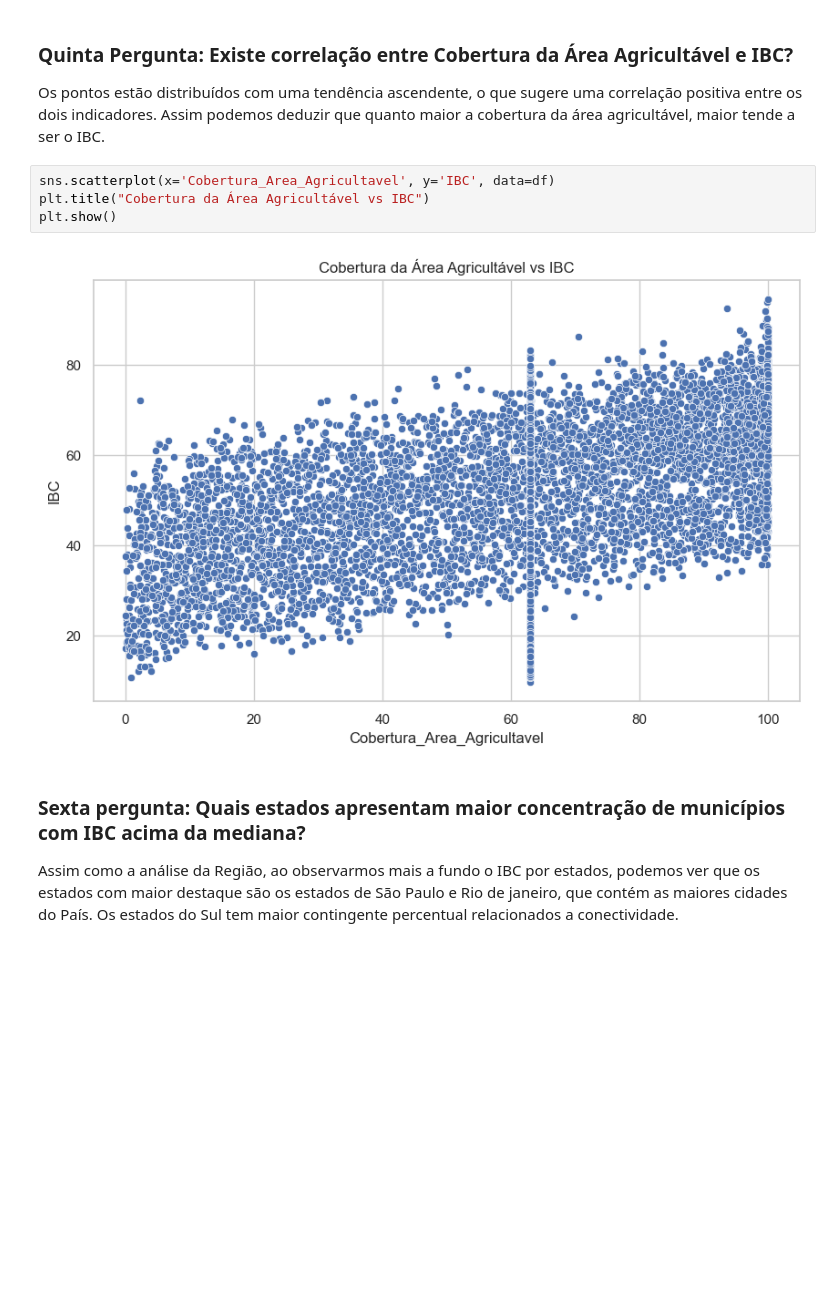
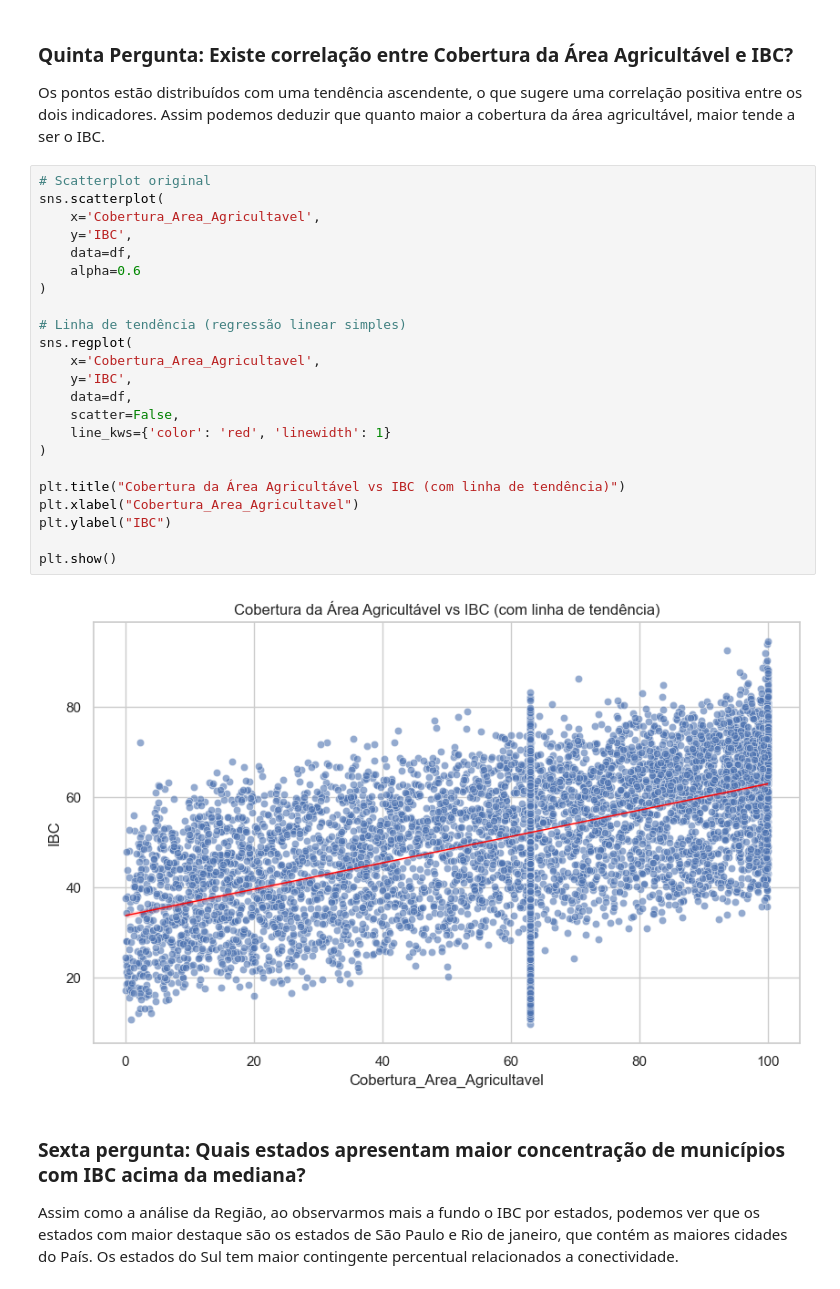
Before and after one commit to mariaclaraps/projeto-ciencia-dos-dados, a Jupyter notebook: notebooks/eda_IBC_municipios.ipynb, the cells around one changed output. Drawn from its saved outputs; the diff is of its cells as text; blank space fills up the shorter version.

```diff
--- a/notebooks/eda_IBC_municipios.ipynb
+++ b/notebooks/eda_IBC_municipios.ipynb
@@ -238,11 +220,30 @@ plt.show()
 ### Quinta Pergunta: Existe correlação entre Cobertura da Área Agricultável e IBC?
 Os pontos estão distribuídos com uma tendência ascendente, o que sugere uma correlação positiva entre os dois indicadores. Assim podemos deduzir que quanto maior a cobertura da área agricultável, maior tende a ser o IBC.
 # %%
-sns.scatterplot(x='Cobertura_Area_Agricultavel', y='IBC', data=df)
-plt.title("Cobertura da Área Agricultável vs IBC")
+# Scatterplot original
+sns.scatterplot(
+    x='Cobertura_Area_Agricultavel',
+    y='IBC',
+    data=df,
+    alpha=0.6
+)
+
+# Linha de tendência (regressão linear simples)
+sns.regplot(
+    x='Cobertura_Area_Agricultavel',
+    y='IBC',
+    data=df,
+    scatter=False,
+    line_kws={'color': 'red', 'linewidth': 1}
+)
+
+plt.title("Cobertura da Área Agricultável vs IBC (com linha de tendência)")
+plt.xlabel("Cobertura_Area_Agricultavel")
+plt.ylabel("IBC")
+
 plt.show()
 # %% [output]
-[figure, old version]
+[figure, new version]
 # %% [markdown]
 ### Sexta pergunta: Quais estados apresentam maior concentração de municípios com IBC acima da mediana?
 Assim como a análise da Região, ao observarmos mais a fundo o IBC por estados, podemos ver que os estados com maior destaque são os estados de São Paulo e Rio de janeiro, que contém as maiores cidades do País. Os estados do Sul tem maior contingente percentual relacionados a conectividade.
```
Also changed, not shown: parts of 2 cells of this notebook.
